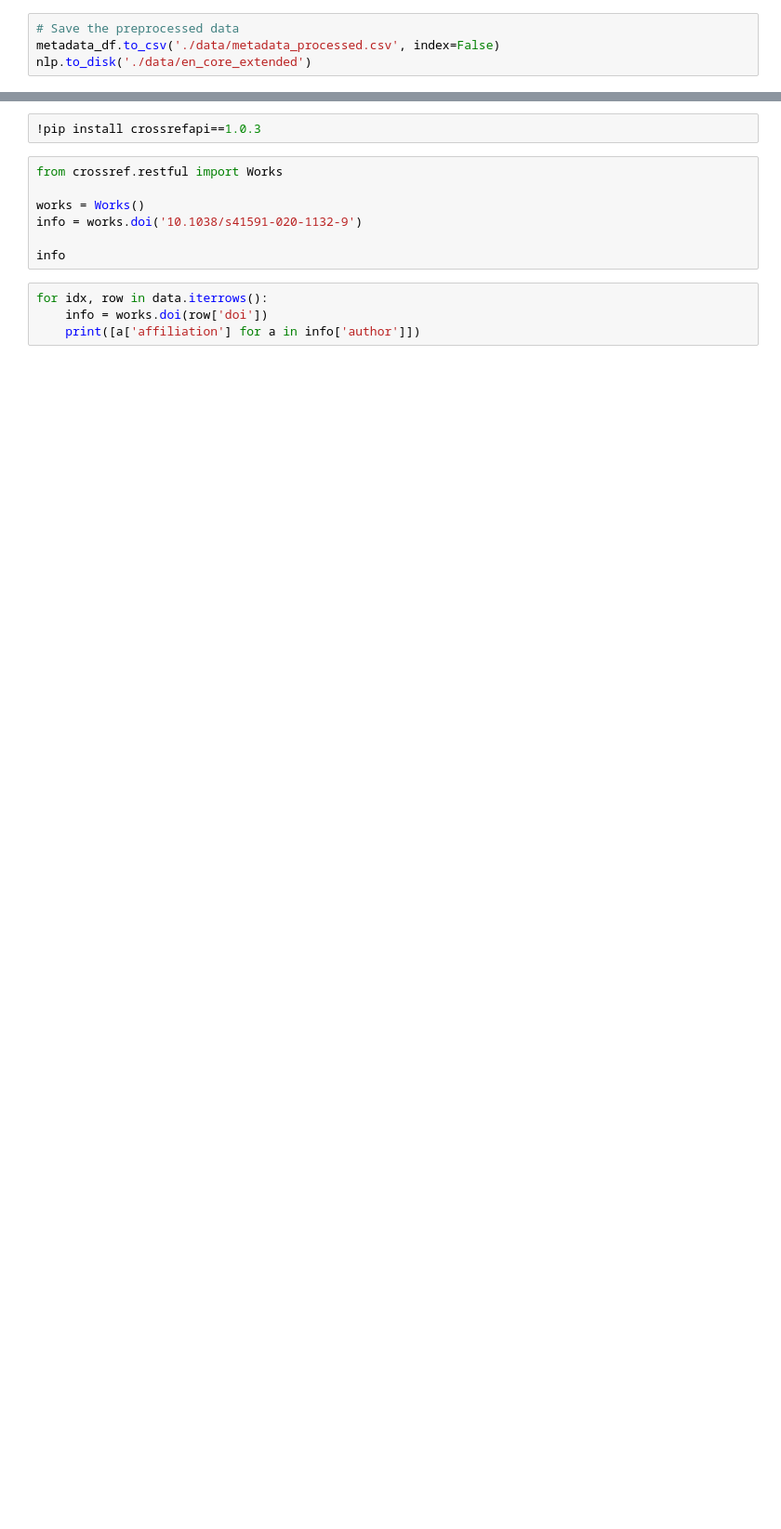
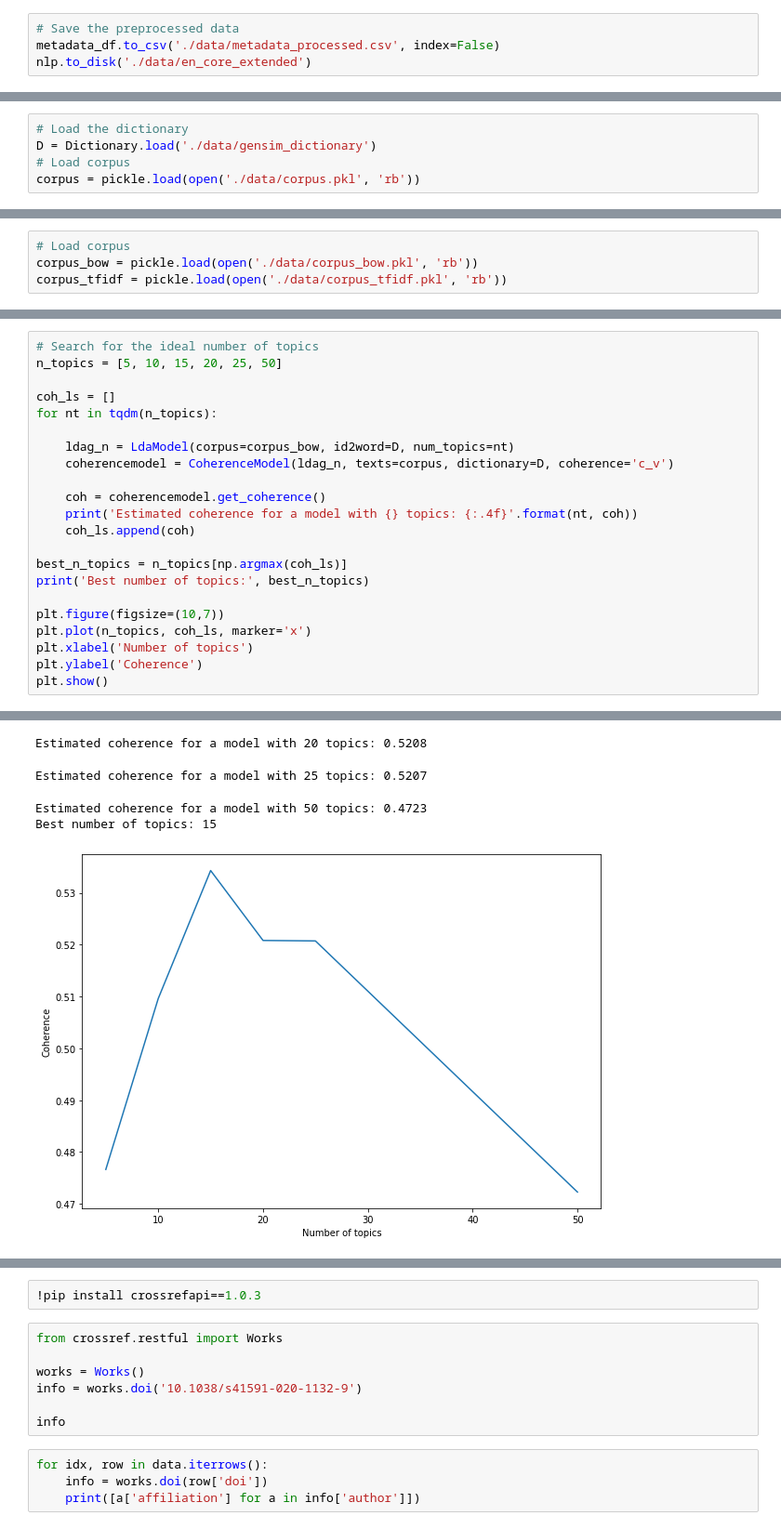
Before and after one commit to hl0d0w1g/CORD-19-NLP, a Jupyter notebook: CORD19_NLP.ipynb, the cells around one changed output, grey strips where cells are left out. Shown at 93% size. Saved outputs shown, nothing was run; the diff lists cells and outputs as text; blank space fills up the shorter version.

Commit message:
Topic modelling

```diff
--- a/CORD19_NLP.ipynb
+++ b/CORD19_NLP.ipynb
@@ -369 +453,6 @@ print('The dictionary contains', n_tokens, 'terms')
+# %%
+# Load the dictionary
+D = Dictionary.load('./data/gensim_dictionary')
+# Load corpus
+corpus = pickle.load(open('./data/corpus.pkl', 'rb'))
 # %%
@@ -419,0 +501,4 @@ lsi = LsiModel(mycorpus_tfidf, id2word=D, num_topics=n_topics)
+# %%
+# Load corpus
+corpus_bow = pickle.load(open('./data/corpus_bow.pkl', 'rb'))
+corpus_tfidf = pickle.load(open('./data/corpus_tfidf.pkl', 'rb'))
@@ -419,0 +507,23 @@ lsi = LsiModel(mycorpus_tfidf, id2word=D, num_topics=n_topics)
+# %%
+# Search for the ideal number of topics
+n_topics = [5, 10, 15, 20, 25, 50]
+
+coh_ls = []
+for nt in tqdm(n_topics):
+
+    ldag_n = LdaModel(corpus=corpus_bow, id2word=D, num_topics=nt)
+    coherencemodel = CoherenceModel(ldag_n, texts=corpus, dictionary=D, coherence='c_v')
+
+    coh = coherencemodel.get_coherence()
+    print('Estimated coherence for a model with {} topics: {:.4f}'.format(nt, coh))
+    coh_ls.append(coh)
+
+best_n_topics = n_topics[np.argmax(coh_ls)]
+print('Best number of topics:', best_n_topics)
+
+plt.figure(figsize=(10,7))
+plt.plot(n_topics, coh_ls, marker='x')
+plt.xlabel('Number of topics')
+plt.ylabel('Coherence')
+plt.show()
+# %% [output]
@@ -419,0 +533,5 @@ lsi = LsiModel(mycorpus_tfidf, id2word=D, num_topics=n_topics)
+Estimated coherence for a model with 20 topics: 0.5208
+Estimated coherence for a model with 25 topics: 0.5207
+Estimated coherence for a model with 50 topics: 0.4723
+Best number of topics: 15
+[figure, added]
```
Also changed, not shown: parts of 52 cells of this notebook, 1 other file.
